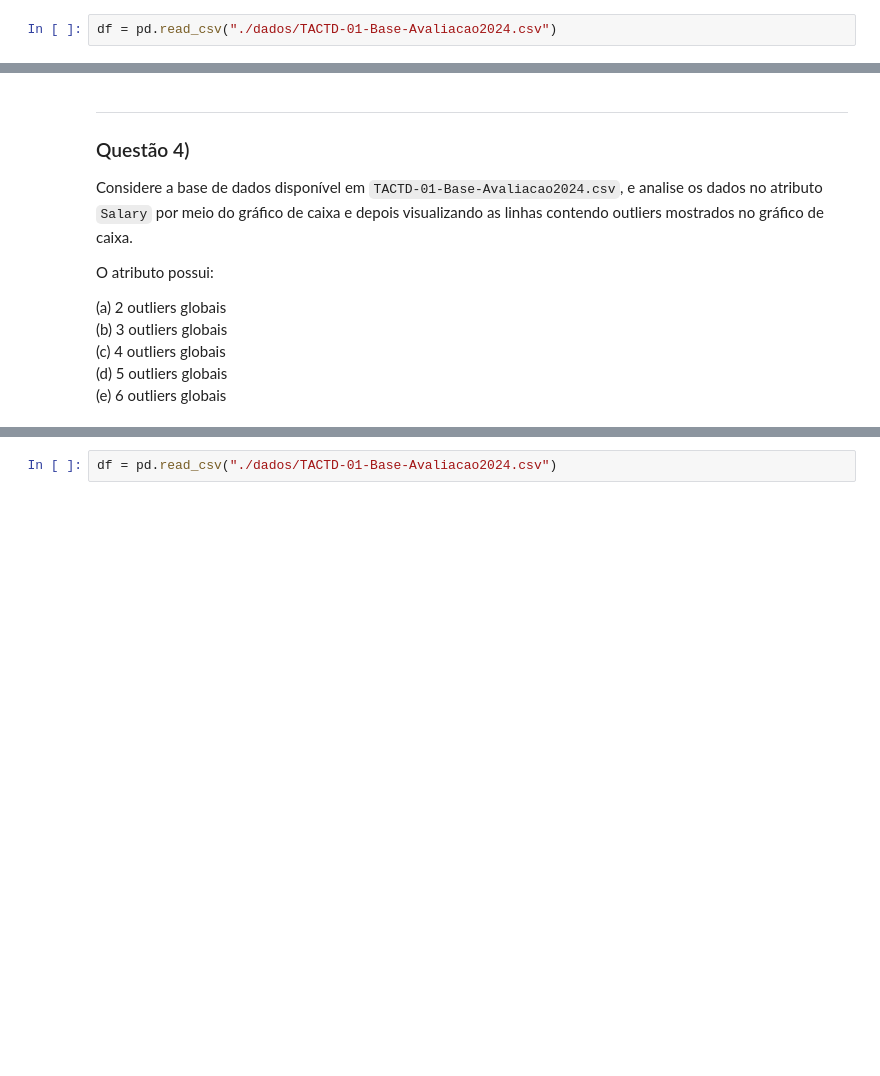
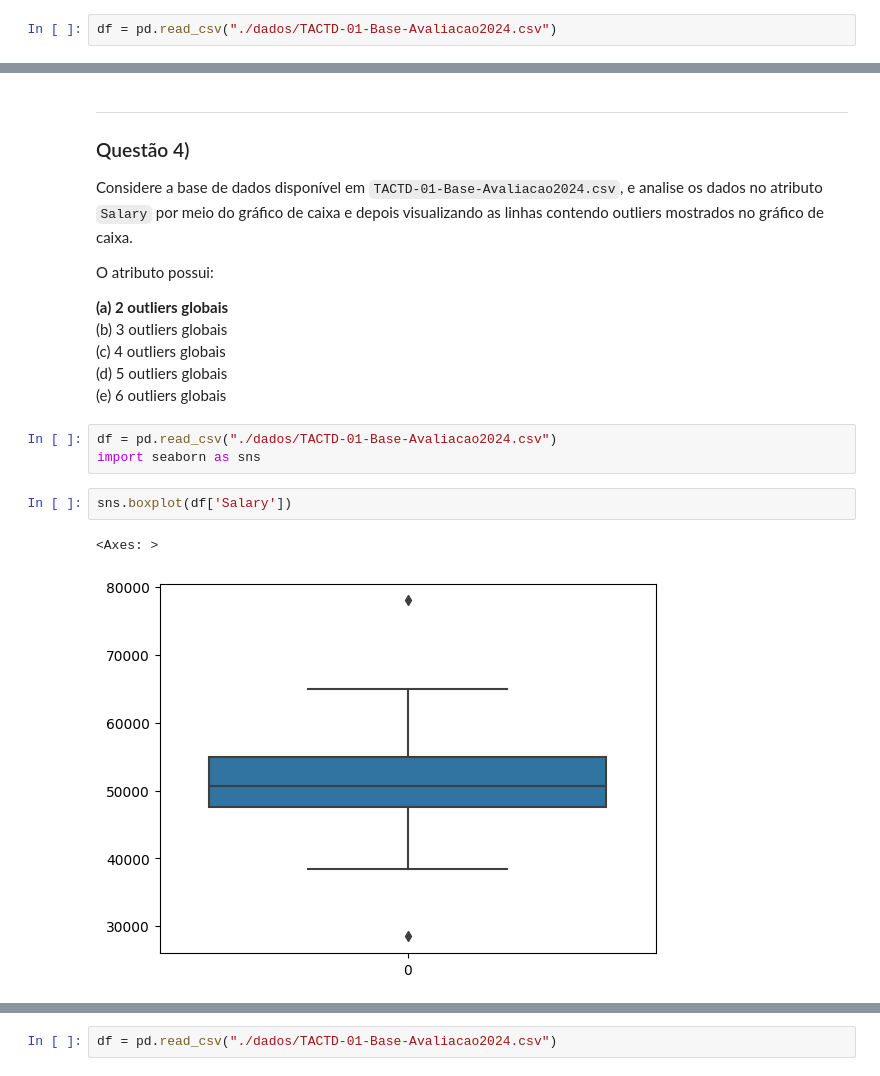
Before and after one commit to Felisouza/MBA_data_science, a Jupyter notebook: 2. Técnicas Avançadas de Captura e Tratamento de Dados 2024/Aula 1/TACTD-01-Avaliacao.ipynb, the cells around one changed output, grey strips where cells are left out. Saved outputs shown, nothing was run; the diff lists cells and outputs as text; blank space fills up the shorter version.

```diff
--- a/2. Técnicas Avançadas de Captura e Tratamento de Dados 2024/Aula 1/TACTD-01-Avaliacao.ipynb
+++ b/2. Técnicas Avançadas de Captura e Tratamento de Dados 2024/Aula 1/TACTD-01-Avaliacao.ipynb
@@ -182,8 +242,16 @@ Considere a base de dados disponível em `TACTD-01-Base-Avaliacao2024.csv`, e an
 
 O atributo possui:
 
-(a) 2 outliers globais<br>
+**(a) 2 outliers globais**<br>
 (b) 3 outliers globais<br>
 (c) 4 outliers globais<br>
 (d) 5 outliers globais<br>
 (e) 6 outliers globais<br>
+# %%
+df = pd.read_csv("./dados/TACTD-01-Base-Avaliacao2024.csv")
+import seaborn as sns
+# %%
+sns.boxplot(df['Salary'])
+# %% [output]
+<Axes: >
+[figure, added]
```
Also changed, not shown: parts of 19 cells of this notebook, 11 other files.
